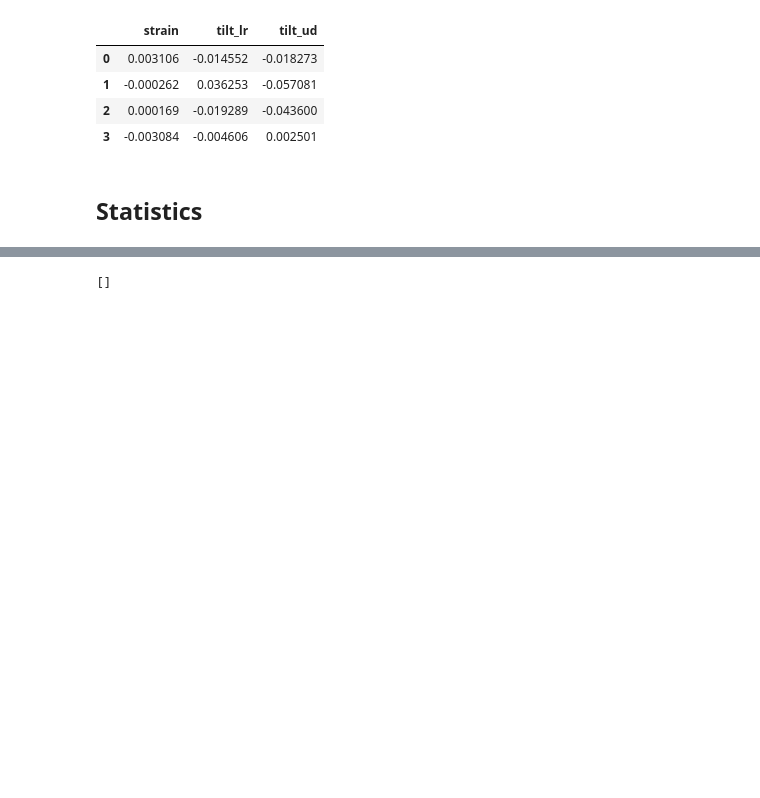
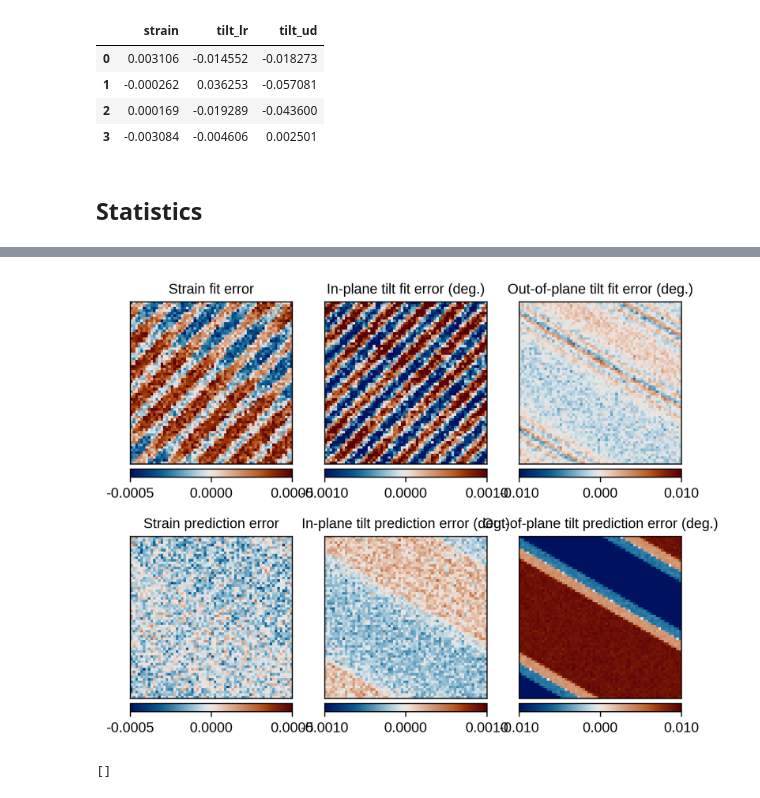
Before and after one commit to AdvancedPhotonSource/DONUT, a Jupyter notebook: visualizations.ipynb, the cells around one changed output, grey strips where cells are left out. Drawn from its saved outputs; the diff is of its cells as text; code cells hidden in the pictures; blank space fills up the shorter version.

Commit message:
Additional analysis and plots

```diff
--- a/visualizations.ipynb
+++ b/visualizations.ipynb
@@ -843,3 +843,72 @@ Avg. tilt_ud prediction error:  -0.000992535497188626 | Std. dev.:  0.0012622623
+# %%
+matplotlib.rcParams['pdf.fonttype'] = 'truetype'
+
+f, ax = plt.subplots(figsize=(7, 5.5), nrows=2, ncols=3)
+
+vmin0 = -0.0005
+vmax0 = 0.0005
+vmin1 = -0.001
+vmax1 = 0.001
+vmin2 = -0.01
+vmax2 = 0.01
+
+im0 = ax[0, 0].imshow(sim_strain_fit-gt_strain, interpolation='none',
+                      vmin=vmin0, vmax=vmax0, cmap=cmc.vik)
+divider = make_axes_locatable(ax[0, 0])
+cax = divider.append_axes('bottom', size='5%', pad=0.05)
+f.colorbar(im0, cax=cax, orientation='horizontal', format='%.4f')
+ax[0, 0].set_title('Strain fit error')
+ax[0, 0].set_xticks([])
+ax[0, 0].set_yticks([])
+
+im1 = ax[0, 1].imshow(sim_tilt_lr_fit-gt_tilt_lr, interpolation='none',
+                      vmin=vmin1, vmax=vmax1, cmap=cmc.vik)
+divider = make_axes_locatable(ax[0, 1])
+cax = divider.append_axes('bottom', size='5%', pad=0.05)
+f.colorbar(im1, cax=cax, orientation='horizontal', format='%.4f')
+ax[0, 1].set_title('In-plane tilt fit error (deg.)')
+ax[0, 1].set_xticks([])
+ax[0, 1].set_yticks([])
+
+im2 = ax[0, 2].imshow(sim_tilt_ud_fit-gt_tilt_ud, interpolation='none',
+                      vmin=vmin2, vmax=vmax2, cmap=cmc.vik)
+divider = make_axes_locatable(ax[0, 2])
+cax = divider.append_axes('bottom', size='5%', pad=0.05)
+f.colorbar(im2, cax=cax, orientation='horizontal', format='%.3f')
+ax[0, 2].set_title('Out-of-plane tilt fit error (deg.)')
+ax[0, 2].set_xticks([])
+ax[0, 2].set_yticks([])
+
+pred0 = ax[1, 0].imshow(pred_sim_strain-gt_strain, interpolation='none',
+                        vmin=vmin0, vmax=vmax0, cmap=cmc.vik)
+divider = make_axes_locatable(ax[1, 0])
+cax = divider.append_axes('bottom', size='5%', pad=0.05)
+f.colorbar(pred0, cax=cax, orientation='horizontal', format='%.4f')
+ax[1, 0].set_title('Strain prediction error')
+ax[1, 0].set_xticks([])
+ax[1, 0].set_yticks([])
+
+pred1 = ax[1, 1].imshow(pred_sim_tilt_lr-gt_tilt_lr, interpolation='none',
+                        vmin=vmin1, vmax=vmax1, cmap=cmc.vik)
+divider = make_axes_locatable(ax[1, 1])
+cax = divider.append_axes('bottom', size='5%', pad=0.05)
+f.colorbar(pred1, cax=cax, orientation='horizontal', format='%.4f')
+ax[1, 1].set_title('In-plane tilt prediction error (deg.)')
+ax[1, 1].set_xticks([])
+ax[1, 1].set_yticks([])
+
+pred2 = ax[1, 2].imshow(pred_sim_tilt_ud, interpolation='none',
+                        vmin=vmin2, vmax=vmax2, cmap=cmc.vik)
+divider = make_axes_locatable(ax[1, 2])
+cax = divider.append_axes('bottom', size='5%', pad=0.05)
+f.colorbar(pred2, cax=cax, orientation='horizontal', format='%.3f')
+ax[1, 2].set_title('Out-of-plane tilt prediction error (deg.)')
+ax[1, 2].set_xticks([])
+ax[1, 2].set_yticks([])
+
+f.savefig('figs12.svg', dpi=300, bbox_inches='tight', transparent=True)
+# %% [output]
+[figure, added]
 # %%
 # Experimental data
 pred_strain = np.reshape(pred_vals_exp[:, 0]/100, (165, 165))
```
Also changed, not shown: parts of 4 cells of this notebook, 32 other files.
